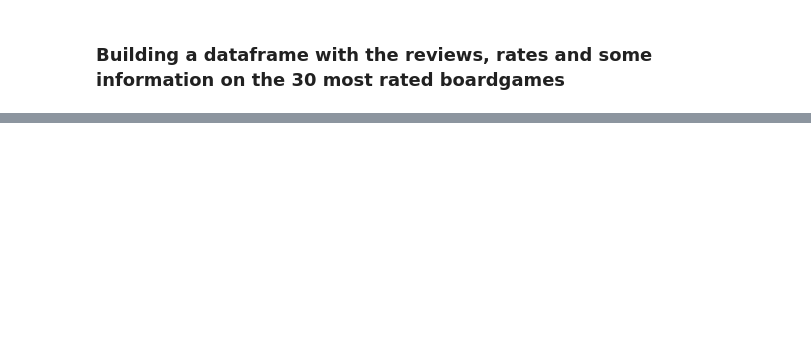
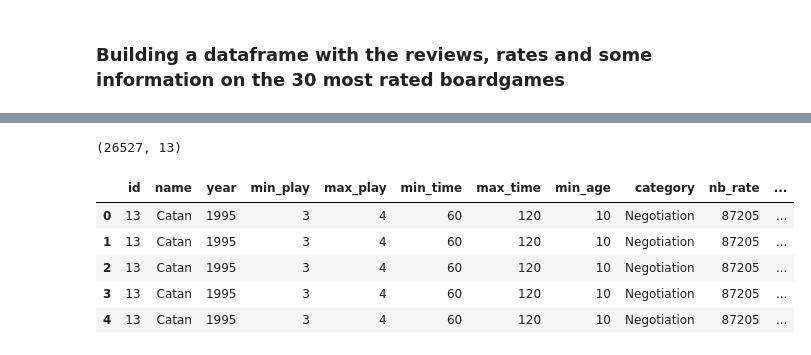
Before and after one commit to DianeDrl/Capstone-Project-2, a Jupyter notebook: Capstone Project 2.ipynb, the cells around one changed output, grey strips where cells are left out. Cells and saved outputs as stored; diff of their text form; code cells hidden in the pictures; blank space fills up the shorter version.

```diff
--- a/Capstone Project 2.ipynb
+++ b/Capstone Project 2.ipynb
@@ -196,0 +250,14 @@ df_bgg.to_csv("bgg_review.csv", index=False, encoding="utf-8")
+# %%
+# Boardgame #1
+df_bgg_1=df_bgg_0.append(df_bgg).reset_index(drop=True)
+df_bgg_1.to_csv("bgg_review_1.csv", index=False, encoding="utf-8")
+print(df_bgg_1.shape)
+df_bgg_1.head()
+# %% [output]
+(26527, 13)
+|  | id | name | year | min_play | max_play | min_time | max_time | min_age | category | nb_rate | ... |
+| 0 | 13 | Catan | 1995 | 3 | 4 | 60 | 120 | 10 | Negotiation | 87205 | ... |
+| 1 | 13 | Catan | 1995 | 3 | 4 | 60 | 120 | 10 | Negotiation | 87205 | ... |
+| 2 | 13 | Catan | 1995 | 3 | 4 | 60 | 120 | 10 | Negotiation | 87205 | ... |
+| 3 | 13 | Catan | 1995 | 3 | 4 | 60 | 120 | 10 | Negotiation | 87205 | ... |
+| 4 | 13 | Catan | 1995 | 3 | 4 | 60 | 120 | 10 | Negotiation | 87205 | ... |
```
Also changed, not shown: parts of 33 cells of this notebook.
